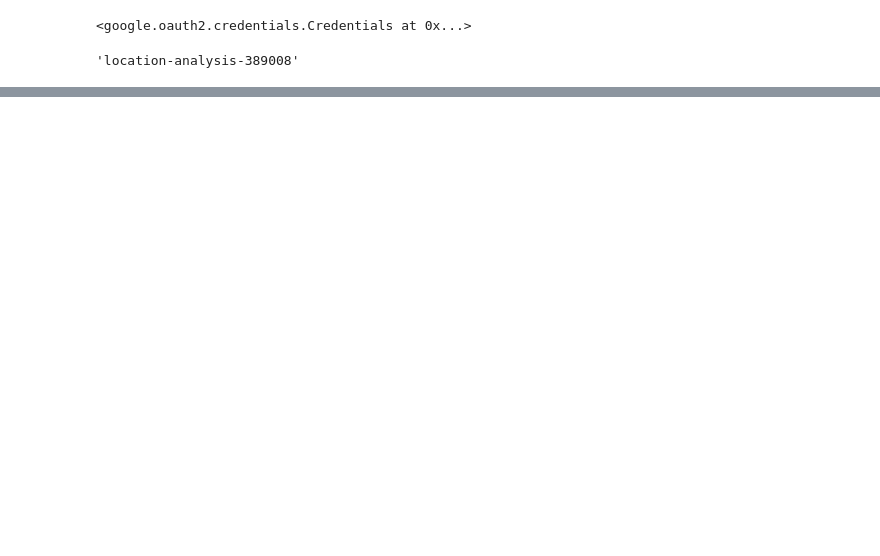
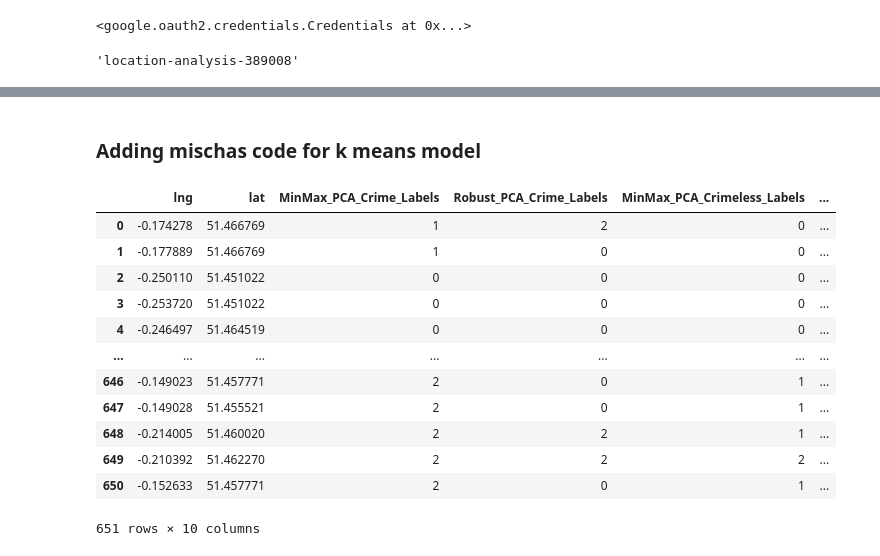
Before and after one commit to willbanny/Location-Analysis, a Jupyter notebook: jup_notebooks/Google_Big_Query_notes.ipynb, the cells around one changed output, grey strips where cells are left out. Drawn from its saved outputs; the diff is of its cells as text; code cells hidden in the pictures; blank space fills up the shorter version.

```diff
--- a/jup_notebooks/Google_Big_Query_notes.ipynb
+++ b/jup_notebooks/Google_Big_Query_notes.ipynb
@@ -213,0 +207,2 @@ ORDER BY HECTARES DESC
+# %% [markdown]
+### Adding mischas code for k means model
@@ -213,0 +503,16 @@ ORDER BY HECTARES DESC
+# %%
+export_df
+# %% [output]
+|  | lng | lat | MinMax_PCA_Crime_Labels | Robust_PCA_Crime_Labels | MinMax_PCA_Crimeless_Labels | ... |
+| 0 | -0.174278 | 51.466769 | 1 | 2 | 0 | ... |
+| 1 | -0.177889 | 51.466769 | 1 | 0 | 0 | ... |
+| 2 | -0.250110 | 51.451022 | 0 | 0 | 0 | ... |
+| 3 | -0.253720 | 51.451022 | 0 | 0 | 0 | ... |
+| 4 | -0.246497 | 51.464519 | 0 | 0 | 0 | ... |
+| ... | ... | ... | ... | ... | ... | ... |
+| 646 | -0.149023 | 51.457771 | 2 | 0 | 1 | ... |
+| 647 | -0.149028 | 51.455521 | 2 | 0 | 1 | ... |
+| 648 | -0.214005 | 51.460020 | 2 | 2 | 1 | ... |
+| 649 | -0.210392 | 51.462270 | 2 | 2 | 2 | ... |
+| 650 | -0.152633 | 51.457771 | 2 | 0 | 1 | ... |
+651 rows × 10 columns
```
Also changed, not shown: parts of 9 cells of this notebook, 1 other file.
